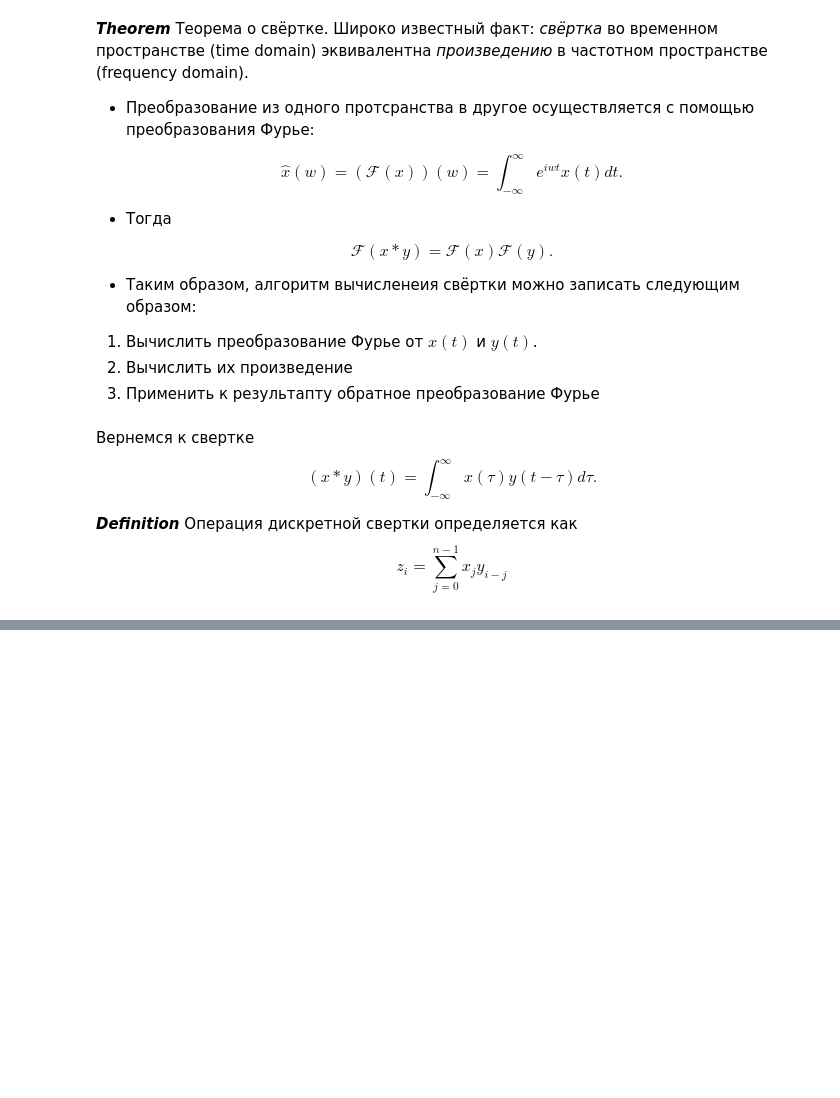
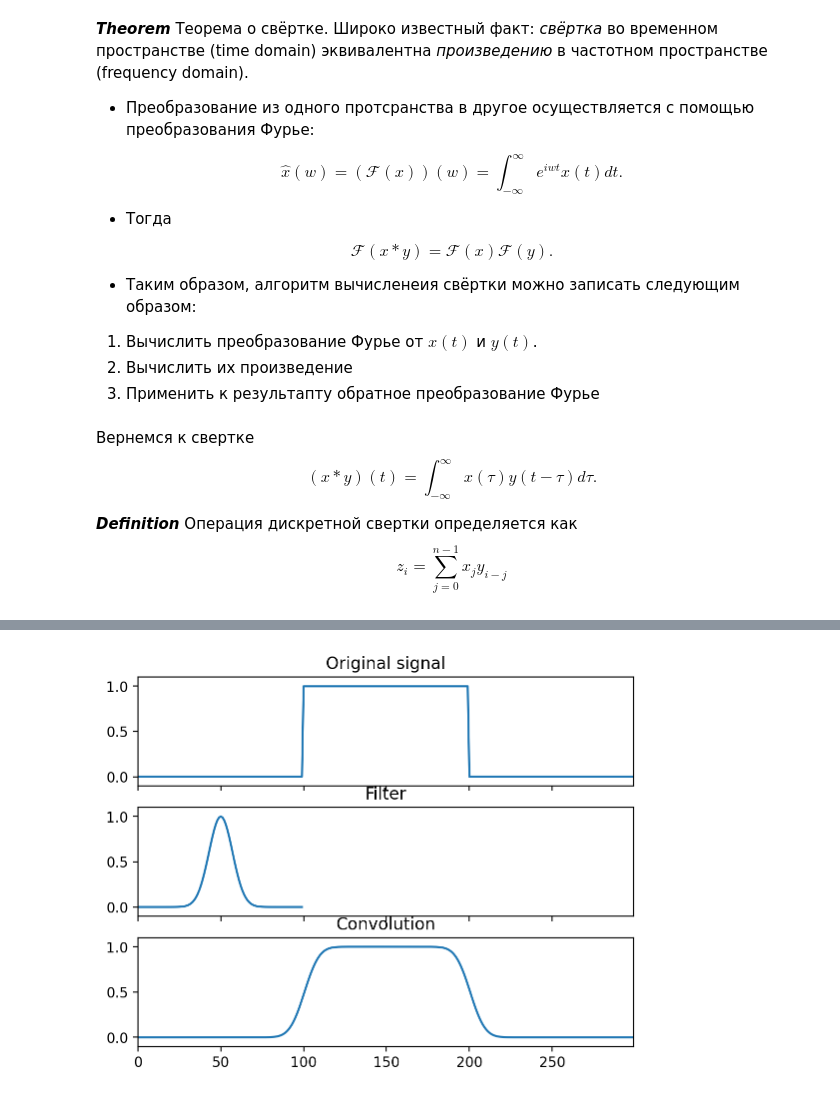
Before and after one commit to galkin-v/optinum, a Jupyter notebook: materials/fourier.ipynb, the cells around one changed output, grey strips where cells are left out. Cells and saved outputs as stored; diff of their text form; code cells hidden in the pictures; blank space fills up the shorter version.

```diff
--- a/materials/fourier.ipynb
+++ b/materials/fourier.ipynb
@@ -312,3 +312,26 @@ $$
 <div style="text-align: center;">
   <img src="imgs/conv1d.gif" width="50%" height="50%" alt="Image description">
 </div>
+# %%
+from scipy import signal
+import matplotlib.pyplot as plt
+%config InlineBackend.figure_format='retina'
+
+alpha = 0.01
+sig = np.repeat([0, 1, 0], 100)
+filt = np.exp(-alpha * (np.arange(100) - 50)**2)
+filtered = signal.convolve(sig, filt, mode='same') / sum(filt)
+
+fig, (ax_orig, ax_filt, ax_filtered) = plt.subplots(3, 1, sharex=True)
+ax_orig.plot(sig)
+ax_orig.margins(0, 0.1)
+ax_filt.plot(filt)
+ax_filt.margins(0, 0.1)
+ax_filtered.plot(filtered)
+ax_filtered.margins(0, 0.1)
+
+ax_orig.set_title('Original signal')
+ax_filt.set_title('Filter')
+ax_filtered.set_title('Convolution');
+# %% [output]
+[figure, added]
```
Also changed, not shown: parts of 16 cells of this notebook, 30 other files.
